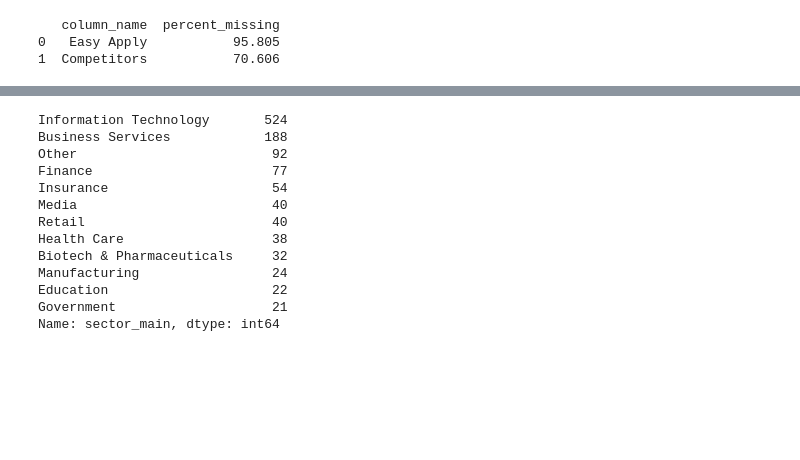
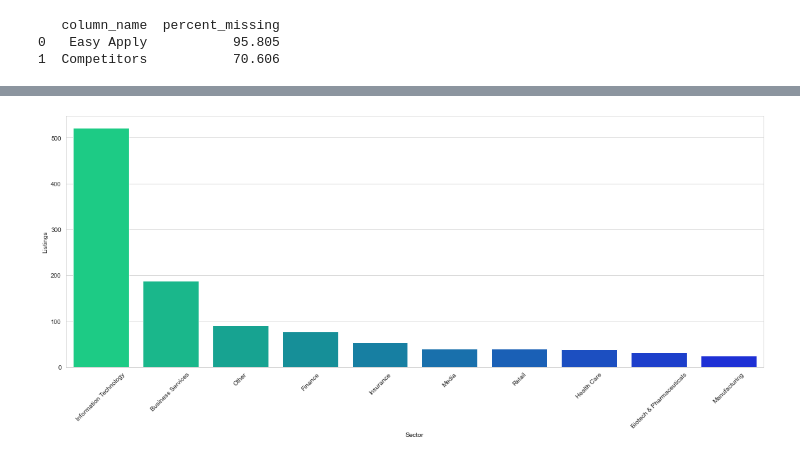
Before and after one commit to dianaionascu15/data-jobs-analysis, a Jupyter notebook: data-jobs-analysis.ipynb, the cells around one changed output, grey strips where cells are left out. Drawn from its saved outputs; the diff is of its cells as text; code cells hidden in the pictures; blank space fills up the shorter version.

```diff
--- a/data-jobs-analysis.ipynb
+++ b/data-jobs-analysis.ipynb
@@ -143,19 +187,20 @@ ds2['sector_main'] = np.where(ds2.Sector.isin(sector_few_vals), 'Other', ds2['Se
-# %%
-ds2.sector_main.value_counts()
-# %% [output]
-Information Technology       524
-Business Services            188
-Other                         92
-Finance                       77
-Insurance                     54
-Media                         40
-Retail                        40
-Health Care                   38
-Biotech & Pharmaceuticals     32
-Manufacturing                 24
-Education                     22
-Government                    21
-Name: sector_main, dtype: int64
+# %%
+sect = ds2.sector_main.value_counts()
+sector_value_counts = pd.DataFrame({'sector': sect.index, 'count': sect.values})
+
+del sect
+
+dims = (19.7, 7.27)
+fig, ax = plt.subplots(figsize=dims)
+
+sns.barplot(x = sector_value_counts['sector'][0:10], y = sector_value_counts['count'][0:10], data = sector_value_counts, palette = 'winter_r')
+
+plt.xlabel('Sector');
+plt.ylabel('Listings');
+plt.xticks(rotation=45);
+plt.xticks(fontsize=10);
+# %% [output]
+[figure, added]
 # %%
 #char_df = ds2.select_dtypes(include = ['object'])
 # %%
```
Also changed, not shown: parts of 43 cells of this notebook.
